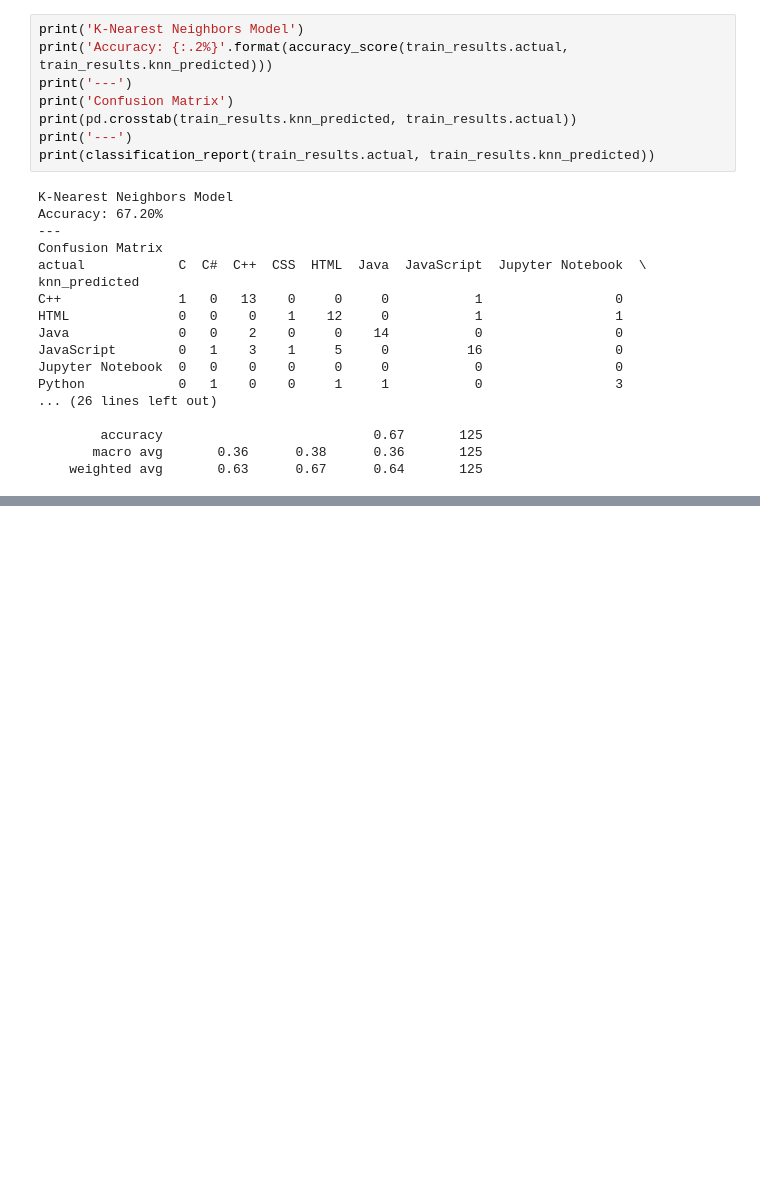
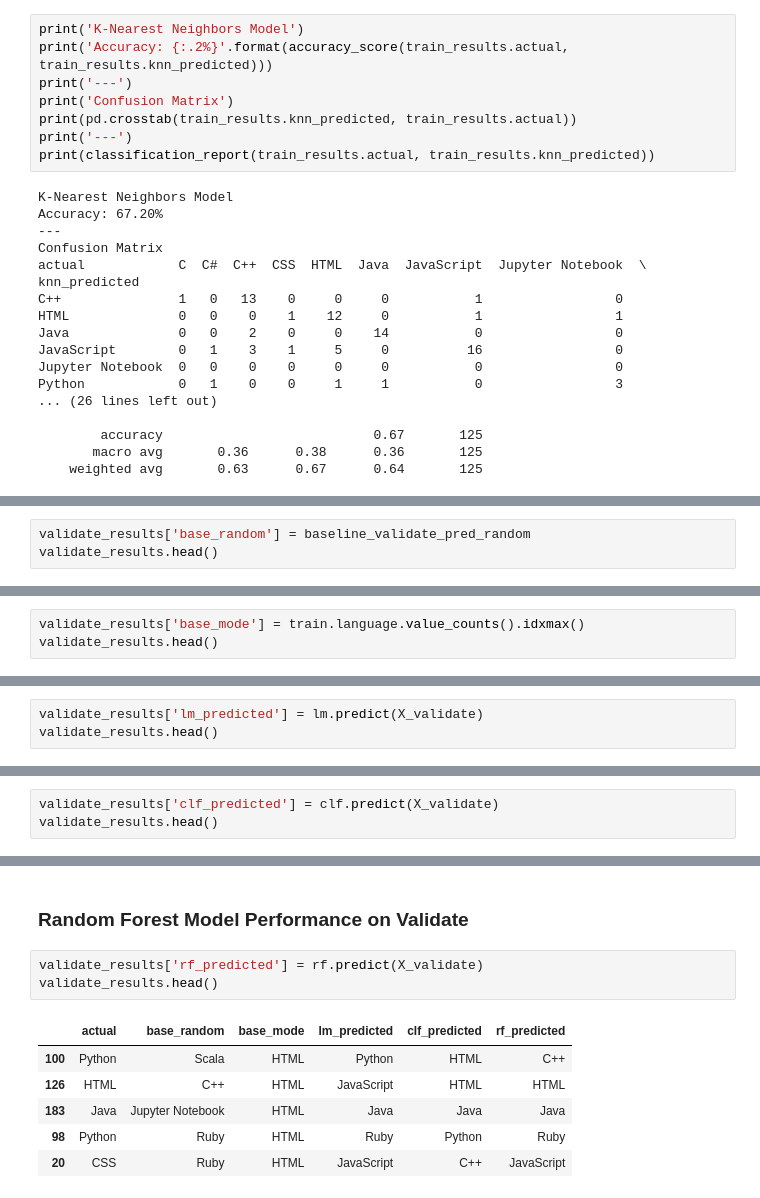
Before and after one commit to NLP-404-Not-Found/nlp-project, a Jupyter notebook: adams_sketchbook.ipynb, the cells around one changed output, grey strips where cells are left out. Drawn from its saved outputs; the diff is of its cells as text; blank space fills up the shorter version.

Commit message:
Completed modeling section

```diff
--- a/adams_sketchbook.ipynb
+++ b/adams_sketchbook.ipynb
@@ -863,0 +872,3 @@ We will check the following models for overfitting:
+# %%
+validate_results['base_random'] = baseline_validate_pred_random
+validate_results.head()
@@ -863,0 +910,3 @@ We will check the following models for overfitting:
+# %%
+validate_results['base_mode'] = train.language.value_counts().idxmax()
+validate_results.head()
@@ -863,0 +948,3 @@ We will check the following models for overfitting:
+# %%
+validate_results['lm_predicted'] = lm.predict(X_validate)
+validate_results.head()
@@ -863,0 +986,3 @@ We will check the following models for overfitting:
+# %%
+validate_results['clf_predicted'] = clf.predict(X_validate)
+validate_results.head()
@@ -863,0 +1022,12 @@ We will check the following models for overfitting:
+# %% [markdown]
+### Random Forest Model Performance on Validate
+# %%
+validate_results['rf_predicted'] = rf.predict(X_validate)
+validate_results.head()
+# %% [output]
+|  | actual | base_random | base_mode | lm_predicted | clf_predicted | rf_predicted |
+| 100 | Python | Scala | HTML | Python | HTML | C++ |
+| 126 | HTML | C++ | HTML | JavaScript | HTML | HTML |
+| 183 | Java | Jupyter Notebook | HTML | Java | Java | Java |
+| 98 | Python | Ruby | HTML | Ruby | Python | Ruby |
+| 20 | CSS | Ruby | HTML | JavaScript | C++ | JavaScript |
```
Also changed, not shown: parts of 38 cells of this notebook.
